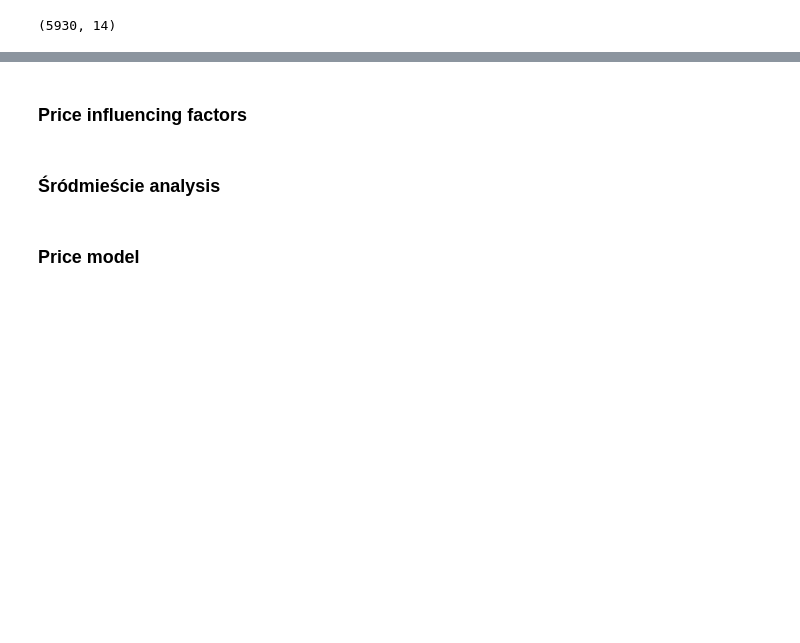
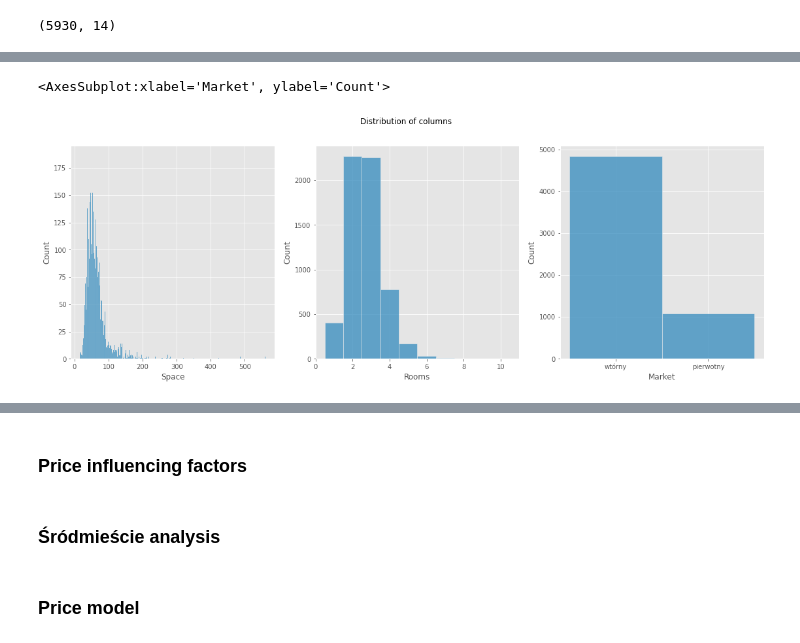
Before and after one commit to CarJung/Uni, a Jupyter notebook: Warsaw_flats/Report.ipynb, the cells around one changed output, grey strips where cells are left out. Drawn from its saved outputs; the diff is of its cells as text; code cells hidden in the pictures; blank space fills up the shorter version.

```diff
--- a/Warsaw_flats/Report.ipynb
+++ b/Warsaw_flats/Report.ipynb
@@ -52,0 +59,10 @@ data.shape
+# %%
+fig, ax = plt.subplots(1,3,figsize=(19,6))
+fig.suptitle('Distribution of columns')
+
+sns.histplot(data, x ='Space', discrete=True, ax = ax[0])
+sns.histplot(data, x ='Rooms', discrete=True, ax = ax[1])
+sns.histplot(data, x ='Market', discrete=True, ax = ax[2])
+# %% [output]
+<AxesSubplot:xlabel='Market', ylabel='Count'>
+[figure, added]
```
Also changed, not shown: parts of 8 cells of this notebook.
